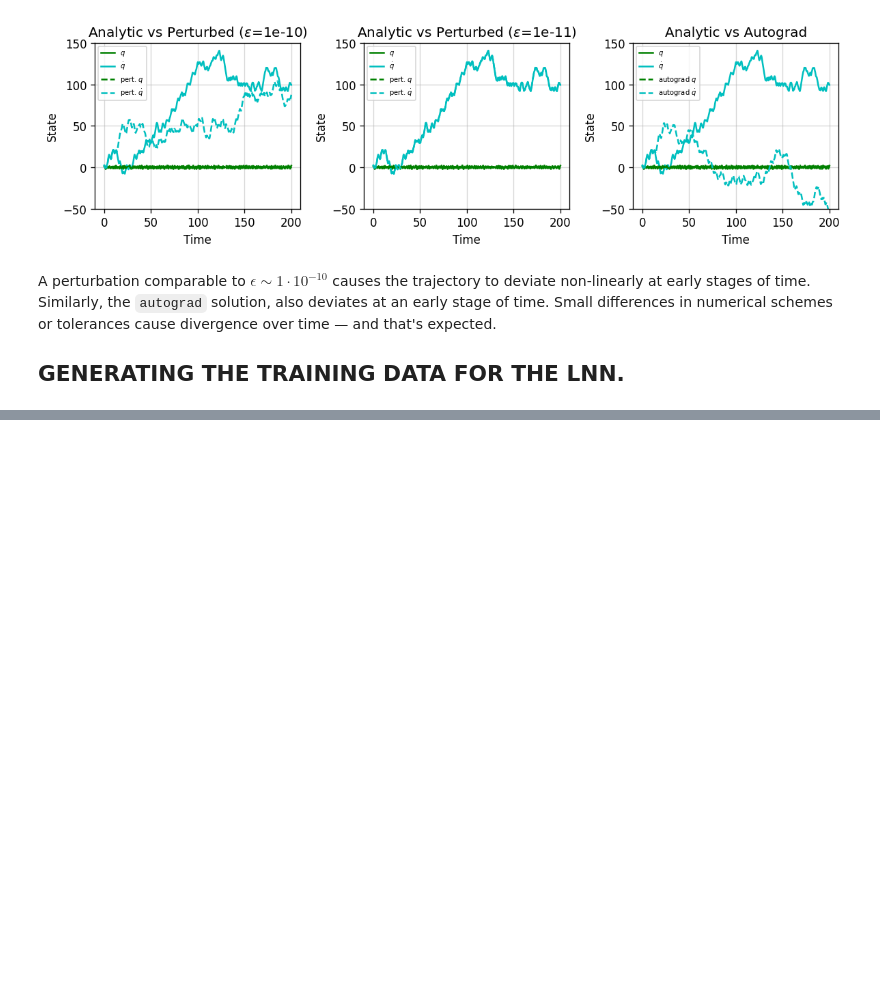
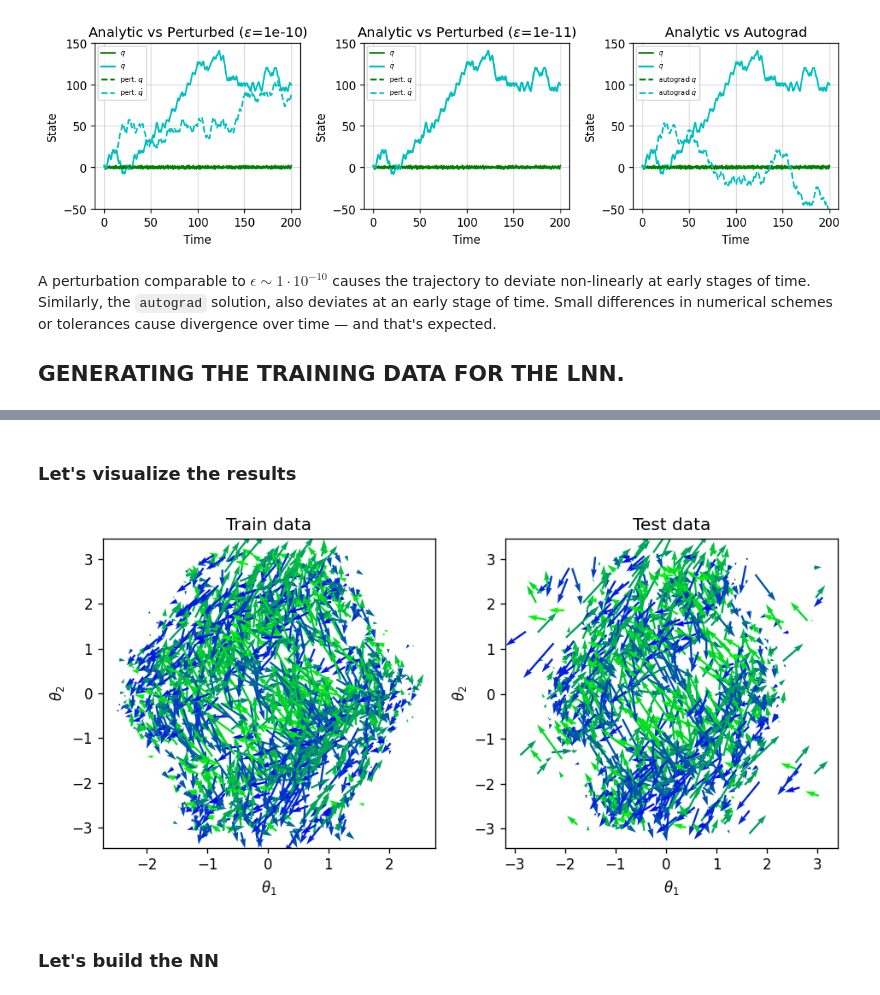
Before and after one commit to Chinnasf/My-Notes-on-PINNs, a Jupyter notebook: Lagrangian/tutorial.ipynb, the cells around one changed output, grey strips where cells are left out. Saved outputs shown, nothing was run; the diff lists cells and outputs as text; code cells hidden in the pictures; blank space fills up the shorter version.

Commit message:
tested analytical solution and created training and test dataset

```diff
--- a/Lagrangian/tutorial.ipynb
+++ b/Lagrangian/tutorial.ipynb
@@ -447,0 +461,28 @@ Wall time: 137 ms
+# %% [markdown]
+### Let's visualize the results
+# %%
+# preprocess
+train_vis = jax.vmap(normalize_dp)(x_train)
+test_vis = jax.vmap(normalize_dp)(x_test)
+
+vel_angle = lambda data:  (np.arctan2(data[:,3], data[:,2]) / np.pi + 1)/2
+vel_color = lambda vangle: np.stack( [np.zeros_like(vangle), vangle, 1-vangle]).T
+train_colors = vel_color(vel_angle(train_vis))
+test_colors = vel_color(vel_angle(test_vis))
+
+# plot
+SCALE = 80 ; WIDTH = 0.006
+plt.figure(figsize=[8,4], dpi=120)
+plt.subplot(1,2,1)
+plt.title("Train data"); plt.xlabel(r'$\theta_1$'); plt.ylabel(r'$\theta_2$')
+plt.quiver(*train_vis.T, color=train_colors, scale=SCALE, width=WIDTH)
+
+plt.subplot(1,2,2)
+plt.title("Test data"); plt.xlabel(r'$\theta_1$'); plt.ylabel(r'$\theta_2$')
+plt.quiver(*test_vis.T, color=test_colors, scale=SCALE, width=WIDTH)
+
+plt.tight_layout(); plt.show();
+# %% [output]
+[figure, added]
+# %% [markdown]
+### Let's build the NN
```
Also changed, not shown: parts of 5 cells of this notebook.
